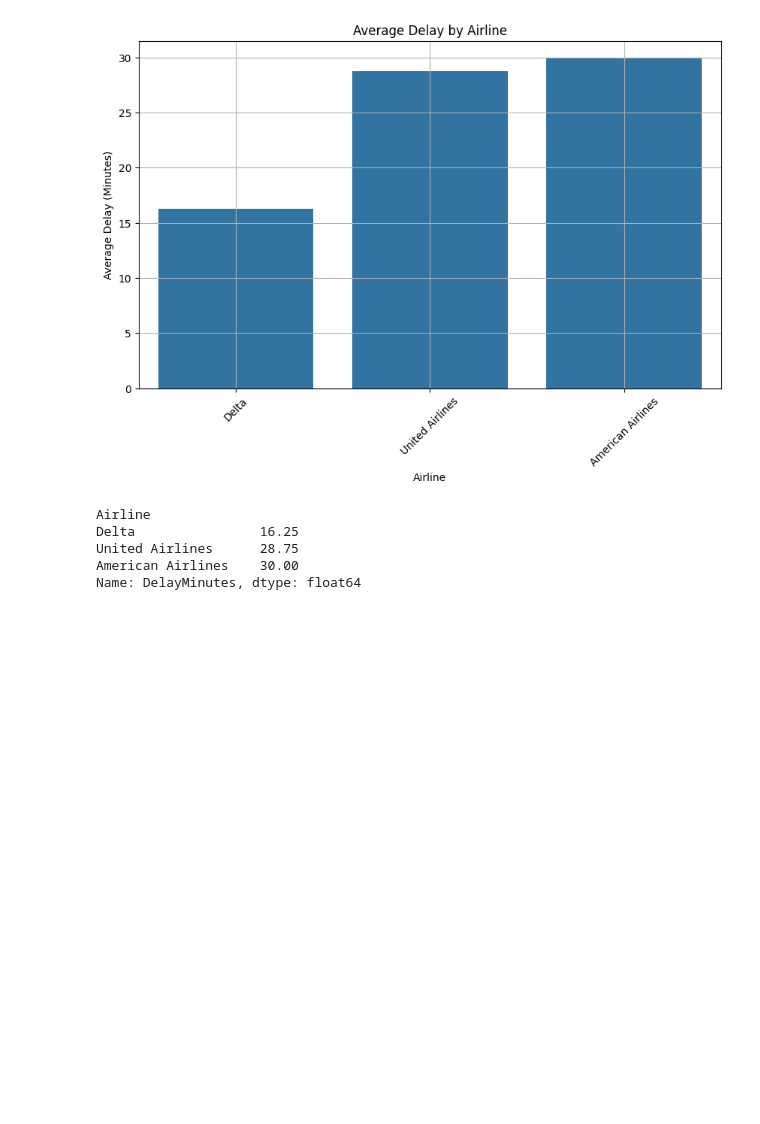
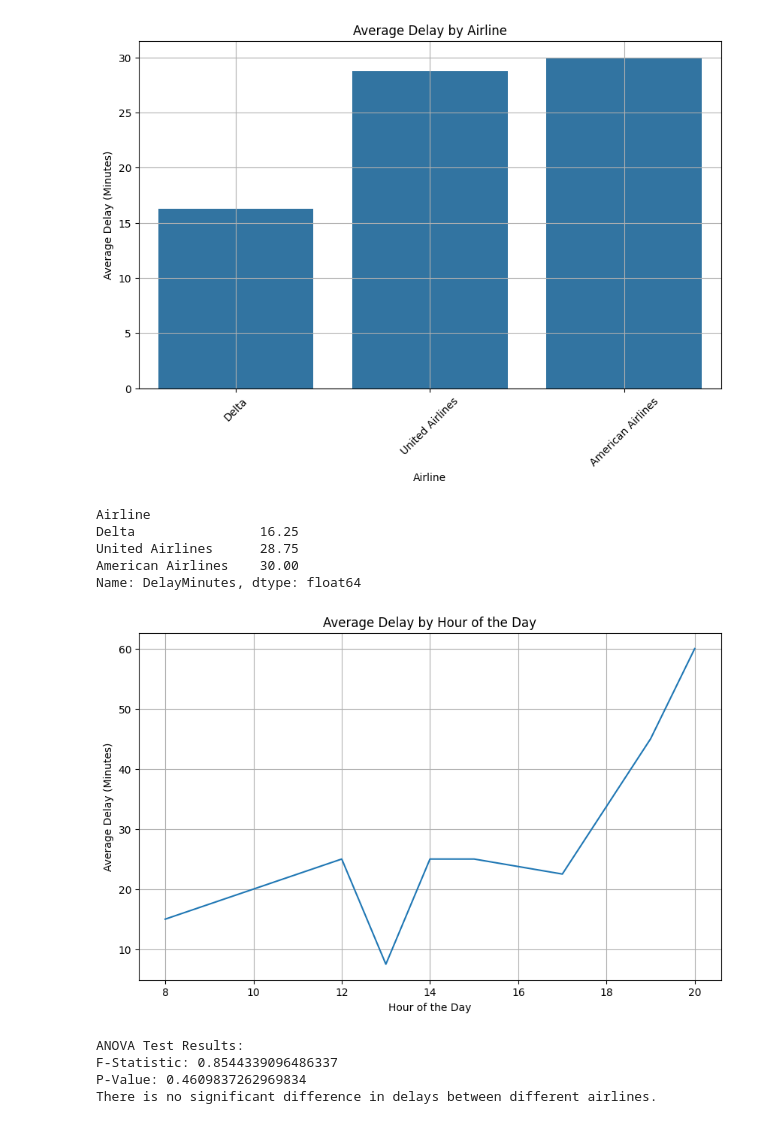
Before and after one commit to viseshagarwal/Akasa-Air-Analytics-Assignment, a Jupyter notebook: demo.ipynb, the cells around one changed output. Cells and saved outputs as stored; diff of their text form; code cells hidden in the pictures; blank space fills up the shorter version.

```diff
--- a/demo.ipynb
+++ b/demo.ipynb
@@ -183,3 +211,45 @@ Delta                16.25
 United Airlines      28.75
 American Airlines    30.00
 Name: DelayMinutes, dtype: float64
+# %%
+# Identify any relationships between flight delays and departure times (e.g., are flights departing later in the day more likely to be delayed?).
+# Step 1: Extract the hour of the day from the DepartureDateTime
+df_cleaned["DepartureHour"] = df_cleaned["DepartureDateTime"].dt.hour
+
+# Step 2: Calculate the average delay per hour of the day
+avg_delay_per_hour = df_cleaned.groupby("DepartureHour")["DelayMinutes"].mean()
+
+# Step 3: Visualize average delay by hour of the day
+plt.figure(figsize=(10, 6))
+sns.lineplot(x=avg_delay_per_hour.index, y=avg_delay_per_hour.values)
+plt.title("Average Delay by Hour of the Day")
+plt.xlabel("Hour of the Day")
+plt.ylabel("Average Delay (Minutes)")
+plt.grid(True)
+plt.show()
+# %% [output]
+[figure, added]
+# %%
+# Determine if there is a significant difference in delays between different airlines.
+# Step 1: Perform a one-way ANOVA test to compare delays across airlines
+from scipy.stats import f_oneway
+
+airlines = df_cleaned["Airline"].unique()
+airline_groups = [df_cleaned[df_cleaned["Airline"] == airline]["DelayMinutes"] for airline in airlines]
+
+f_statistic, p_value = f_oneway(*airline_groups)
+
+print(f"ANOVA Test Results:")
+print(f"F-Statistic: {f_statistic}")
+print(f"P-Value: {p_value}")
+
+# Step 2: If the p-value is less than 0.05, we reject the null hypothesis that the means are equal
+if p_value < 0.05:
+    print("There is a significant difference in delays between different airlines.")
+else:
+    print("There is no significant difference in delays between different airlines.")
+# %% [output]
+ANOVA Test Results:
+F-Statistic: 0.8544339096486337
+P-Value: 0.4609837262969834
+There is no significant difference in delays between different airlines.
```
Also changed, not shown: parts of 4 cells of this notebook, 2 other files.
